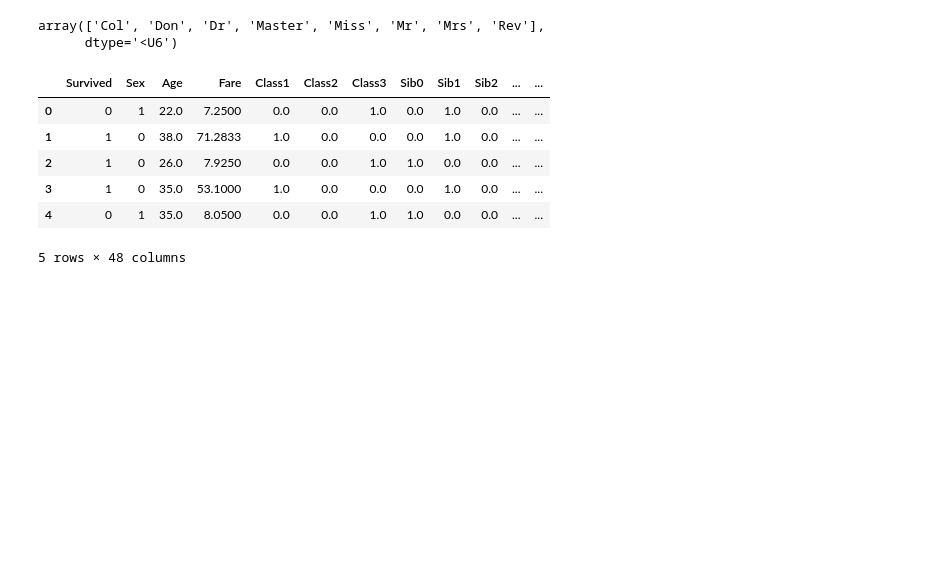
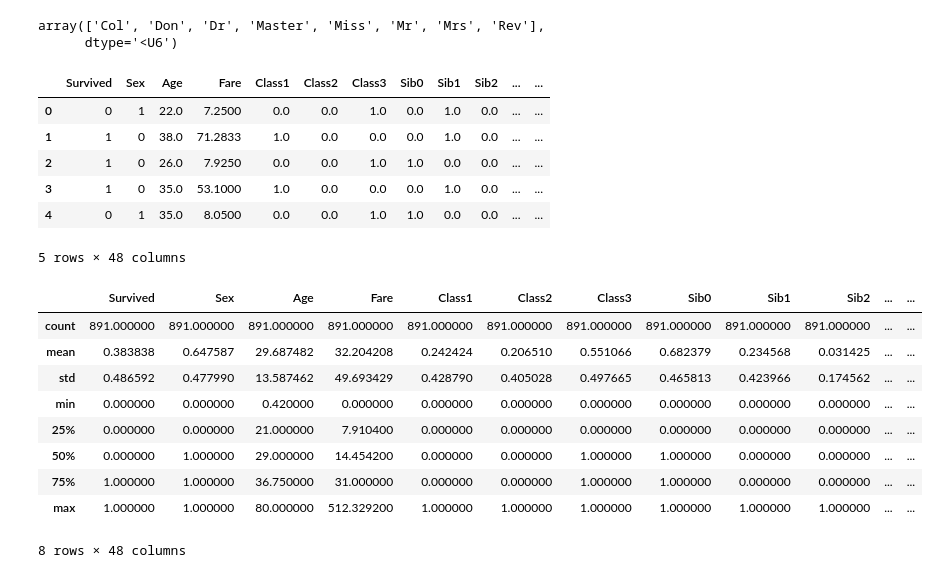
Before and after one commit to wielrenner/Titanic_Kaggle, a Jupyter notebook: Titanic_Kaggle.ipynb, the cells around one changed output. Saved outputs shown, nothing was run; the diff lists cells and outputs as text; code cells hidden in the pictures; blank space fills up the shorter version.

Commit message:
Predicting age using LR

```diff
--- a/Titanic_Kaggle.ipynb
+++ b/Titanic_Kaggle.ipynb
@@ -41,7 +41,3 @@ test.describe()
 | 50% | 3.000000 | 27.000000 | 0.000000 | 0.000000 | 14.454200 |
 | 75% | 3.000000 | 39.000000 | 1.000000 | 0.000000 | 31.500000 |
 | max | 3.000000 | 76.000000 | 8.000000 | 9.000000 | 512.329200 |
-# %%
-train['Age'].fillna(train['Age'].mean(), inplace=True)
-test['Age'].fillna(test['Age'].mean(), inplace=True)
-test['Fare'].fillna(test['Fare'].mean(), inplace=True)
@@ -353,3 +351,15 @@ test['TitleMajor'] = np.zeros(len(test))
 test['TitleMlle'] = np.zeros(len(test))
 test['TitleMme'] = np.zeros(len(test))
 test['TitleMs'] = np.zeros(len(test))
+# %%
+train_dropped = train.dropna(axis=0, subset=['Age'])
+age_x_train = train_dropped.drop(['Age'], axis=1)
+age_y_train = train_dropped['Age']
+indices_train = []
+for i in range(len(train)):
+    if i not in train_dropped.index:
+        indices_train.append(i)
+age_x_train_pred = train.drop(['Age'], axis=1).iloc[indices_train,:]
+age_x_train.reset_index(inplace=True, drop=True)
+age_y_train.reset_index(inplace=True, drop=True)
+age_x_train_pred.reset_index(inplace=True, drop=True)
@@ -356,3 +378,17 @@ test['TitleMs'] = np.zeros(len(test))
+# %%
+from sklearn import linear_model
+reg = linear_model.LinearRegression()
+reg.fit(age_x_train, age_y_train)
+age_y_train_pred = pd.DataFrame(columns=['Age'])
+age_y_train_pred['Age'] = reg.predict(age_x_train_pred)
+age_y_train_pred.index = indices_train
+reg.fit(age_x_test, age_y_test)
+age_y_test_pred = pd.DataFrame(columns=['Age'])
+age_y_test_pred['Age'] = reg.predict(age_x_test_pred)
+age_y_test_pred.index = indices_test
+# %%
+train.fillna(age_y_train_pred, inplace=True)
+test.fillna(age_y_test_pred, inplace=True)
 # %%
 train.head()
 # %% [output]
@@ -363,3 +399,16 @@ train.head()
 | 3 | 1 | 0 | 35.0 | 53.1000 | 1.0 | 0.0 | 0.0 | 0.0 | 1.0 | 0.0 | ... | ... |
 | 4 | 0 | 1 | 35.0 | 8.0500 | 0.0 | 0.0 | 1.0 | 1.0 | 0.0 | 0.0 | ... | ... |
 5 rows × 48 columns
+# %%
+train.describe()
+# %% [output]
+|  | Survived | Sex | Age | Fare | Class1 | Class2 | Class3 | Sib0 | Sib1 | Sib2 | ... | ... |
+| count | 891.000000 | 891.000000 | 891.000000 | 891.000000 | 891.000000 | 891.000000 | 891.000000 | 891.000000 | 891.000000 | 891.000000 | ... | ... |
+| mean | 0.383838 | 0.647587 | 29.687482 | 32.204208 | 0.242424 | 0.206510 | 0.551066 | 0.682379 | 0.234568 | 0.031425 | ... | ... |
+| std | 0.486592 | 0.477990 | 13.587462 | 49.693429 | 0.428790 | 0.405028 | 0.497665 | 0.465813 | 0.423966 | 0.174562 | ... | ... |
+| min | 0.000000 | 0.000000 | 0.420000 | 0.000000 | 0.000000 | 0.000000 | 0.000000 | 0.000000 | 0.000000 | 0.000000 | ... | ... |
+| 25% | 0.000000 | 0.000000 | 21.000000 | 7.910400 | 0.000000 | 0.000000 | 0.000000 | 0.000000 | 0.000000 | 0.000000 | ... | ... |
+| 50% | 0.000000 | 1.000000 | 29.000000 | 14.454200 | 0.000000 | 0.000000 | 1.000000 | 1.000000 | 0.000000 | 0.000000 | ... | ... |
+| 75% | 1.000000 | 1.000000 | 36.750000 | 31.000000 | 0.000000 | 0.000000 | 1.000000 | 1.000000 | 0.000000 | 0.000000 | ... | ... |
+| max | 1.000000 | 1.000000 | 80.000000 | 512.329200 | 1.000000 | 1.000000 | 1.000000 | 1.000000 | 1.000000 | 1.000000 | ... | ... |
+8 rows × 48 columns
```
Also changed, not shown: parts of 11 cells of this notebook, 5 other files.
